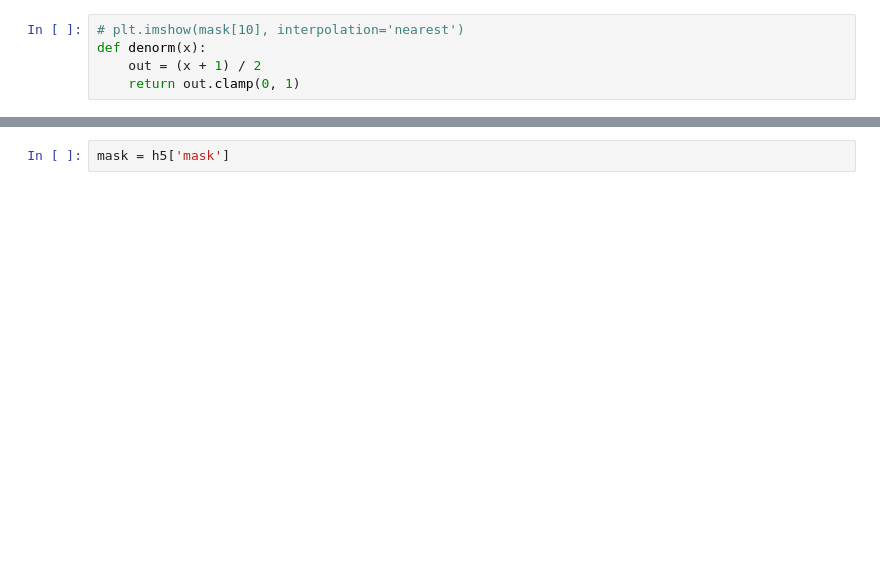
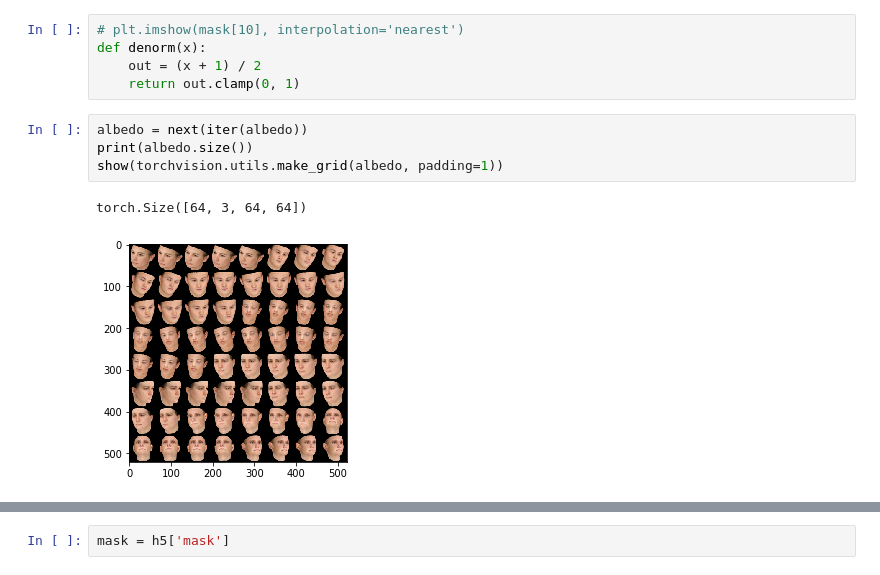
Before and after one commit to bhushan23/Light-Estimation, a Jupyter notebook: LDAN/SfSNet Verification.ipynb, the cells around one changed output, grey strips where cells are left out. Saved outputs shown, nothing was run; the diff lists cells and outputs as text; blank space fills up the shorter version.

```diff
--- a/LDAN/SfSNet Verification.ipynb
+++ b/LDAN/SfSNet Verification.ipynb
@@ -184,6 +257,13 @@ Loading SFSNet Synthetic Images Completed
 def denorm(x):
     out = (x + 1) / 2
     return out.clamp(0, 1)
+# %%
+albedo = next(iter(albedo))
+print(albedo.size())
+show(torchvision.utils.make_grid(albedo, padding=1))
+# %% [output]
+torch.Size([64, 3, 64, 64])
+[figure, added]
 # %%
 dreal = next(iter(realImage))
 print(dreal.size())
```
Also changed, not shown: parts of 40 cells of this notebook, 3 other files.
